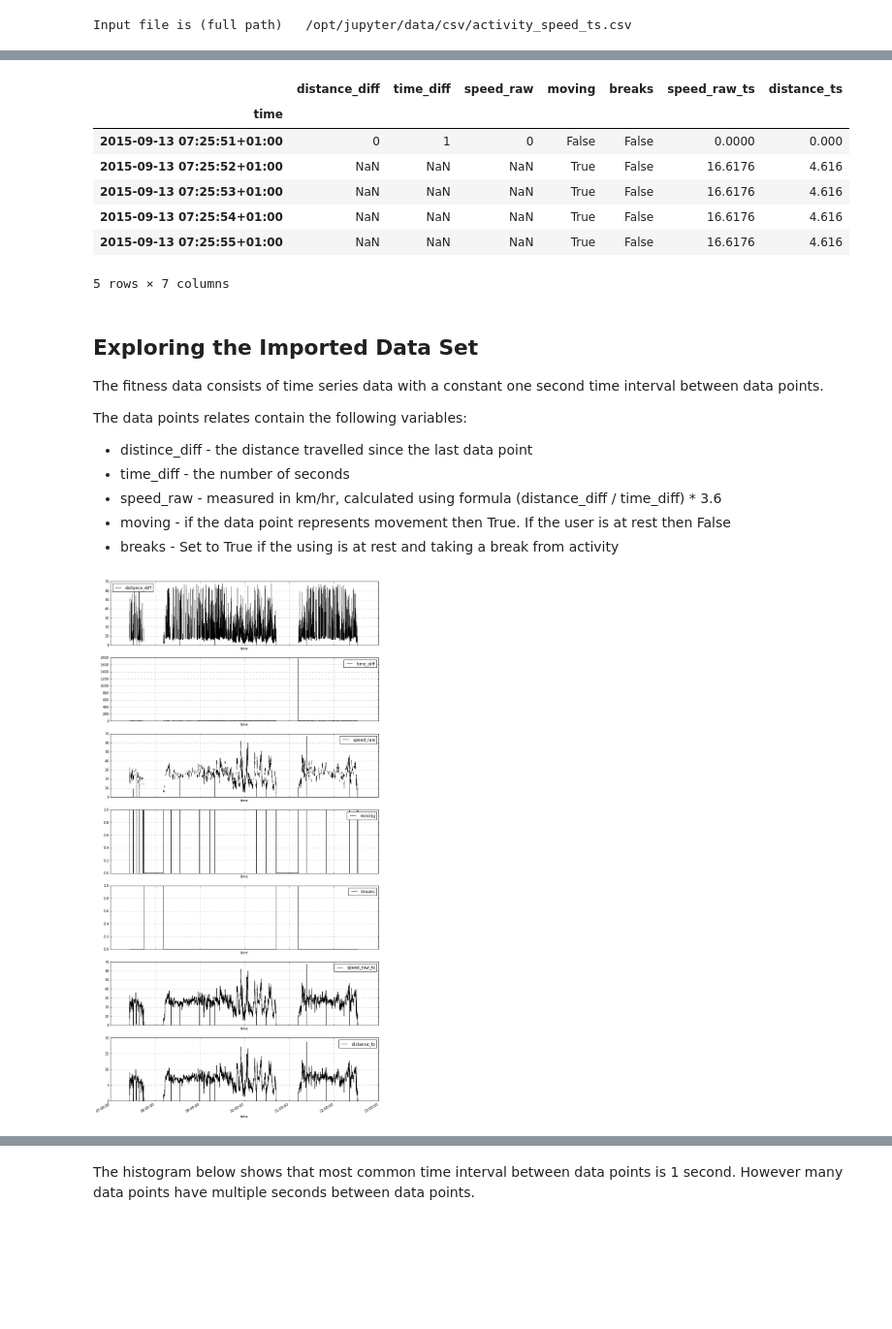
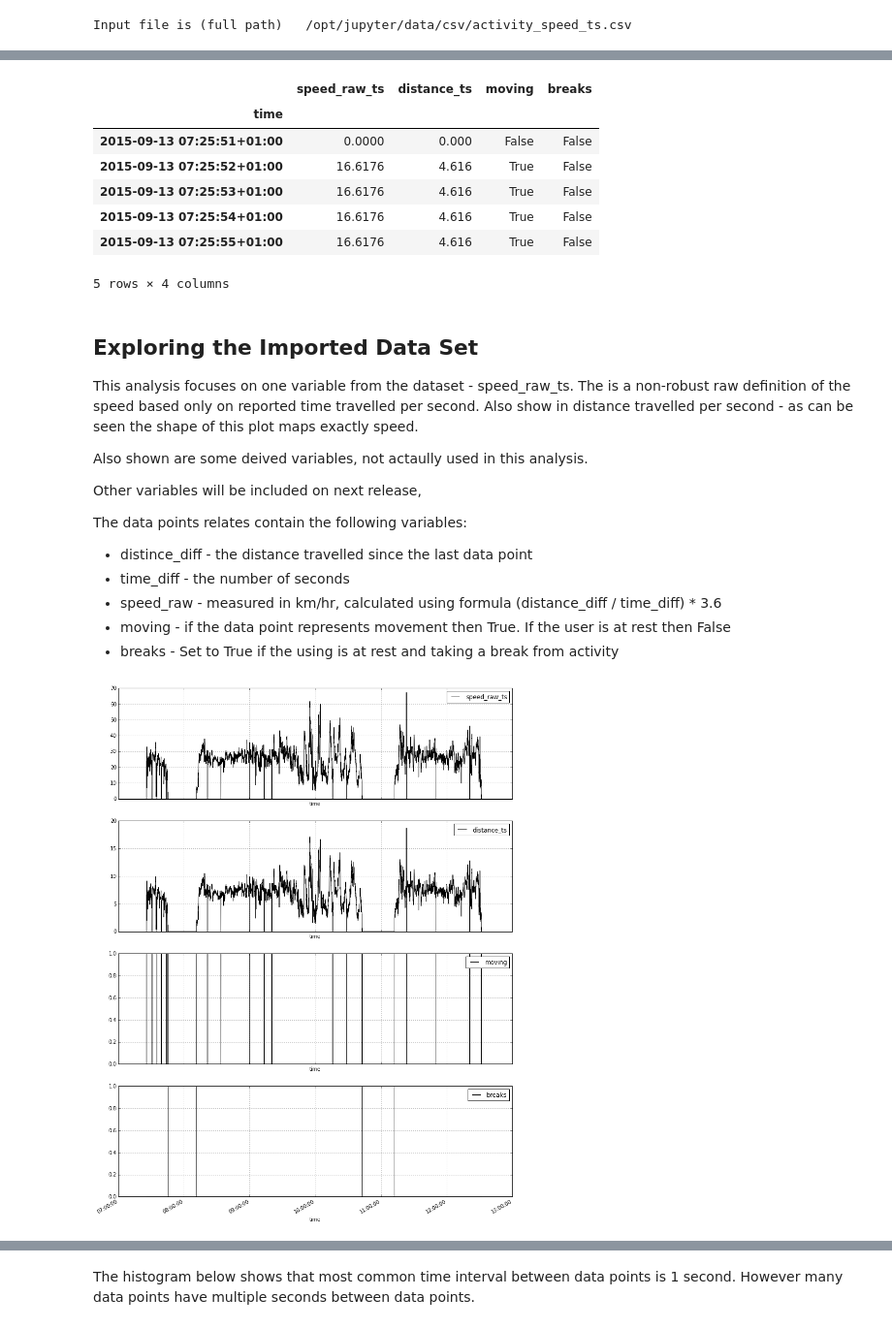
Before and after one commit to patclaffey/docker_jupyter, a Jupyter notebook: notebooks/speed.ipynb, the cells around one changed output, grey strips where cells are left out. Shown at 97% size. Drawn from its saved outputs; the diff is of its cells as text; code cells hidden in the pictures; blank space fills up the shorter version.

Commit message:
updating speed notebook content

```diff
--- a/notebooks/speed.ipynb
+++ b/notebooks/speed.ipynb
@@ -38,5 +34,7 @@ Input file is (full path)   /opt/jupyter/data/csv/activity_speed_ts.csv
 # The dataframe is indexed on time - time variant data
 df = pd.read_csv(input_file_path, index_col = 'time',  parse_dates=True)
 # check column names
+df.drop(['distance_diff', 'time_diff', 'speed_raw'], axis=1, inplace = True)
+df = df[ ['speed_raw_ts','distance_ts', 'moving', 'breaks' ] ]
 df.columns
 # %% [output]
@@ -55,18 +53,22 @@ tz_local = timezone('Europe/Dublin')
 df = df.tz_convert(tz_local  )
 df.head()
 # %% [output]
-|  | distance_diff | time_diff | speed_raw | moving | breaks | speed_raw_ts | distance_ts |
-| time |  |  |  |  |  |  |  |
-| 2015-09-13 07:25:51+01:00 | 0 | 1 | 0 | False | False | 0.0000 | 0.000 |
-| 2015-09-13 07:25:52+01:00 | NaN | NaN | NaN | True | False | 16.6176 | 4.616 |
-| 2015-09-13 07:25:53+01:00 | NaN | NaN | NaN | True | False | 16.6176 | 4.616 |
-| 2015-09-13 07:25:54+01:00 | NaN | NaN | NaN | True | False | 16.6176 | 4.616 |
-| 2015-09-13 07:25:55+01:00 | NaN | NaN | NaN | True | False | 16.6176 | 4.616 |
+|  | speed_raw_ts | distance_ts | moving | breaks |
+| time |  |  |  |  |
+| 2015-09-13 07:25:51+01:00 | 0.0000 | 0.000 | False | False |
+| 2015-09-13 07:25:52+01:00 | 16.6176 | 4.616 | True | False |
+| 2015-09-13 07:25:53+01:00 | 16.6176 | 4.616 | True | False |
+| 2015-09-13 07:25:54+01:00 | 16.6176 | 4.616 | True | False |
+| 2015-09-13 07:25:55+01:00 | 16.6176 | 4.616 | True | False |
-5 rows × 7 columns
+5 rows × 4 columns
 # %% [markdown]
 ## Exploring the Imported Data Set
 
-The fitness data consists of time series data with a constant one second time interval between data points.
+This analysis focuses on one variable from the dataset - speed_raw_ts.  The is a non-robust raw definition of the speed based only on reported time travelled per second.  Also show in distance travelled per second - as can be seen the shape of this plot maps exactly speed.
+
+Also shown are some deived variables, not actaully used in this analysis.
+
+Other variables will be included on next release,
 
 The data points relates contain the following variables:
 * distince_diff - the distance travelled since the last data point
@@ -76,9 +78,11 @@ The data points relates contain the following variables:
 * breaks - Set to True if the using is at rest and taking a break from activity
 # %%
 #plot all columns
+#df2 = df[ ['speed_raw_ts','distance_ts', 'moving', 'breaks' ] ]
 _ = df.plot(subplots=True,
-        figsize=(14, 30),
+        figsize=(14, 20),
          xlim=(datetime(2015,9,13,6,0,0),datetime(2015,9,13,12,0,0 )),
         )
+update = {'data':[{'fill': 'tozeroy'}]}  # this updates the trace
 # %% [output]
-[figure, old version]
+[figure, new version]
```
Also changed, not shown: parts of 16 cells of this notebook.
